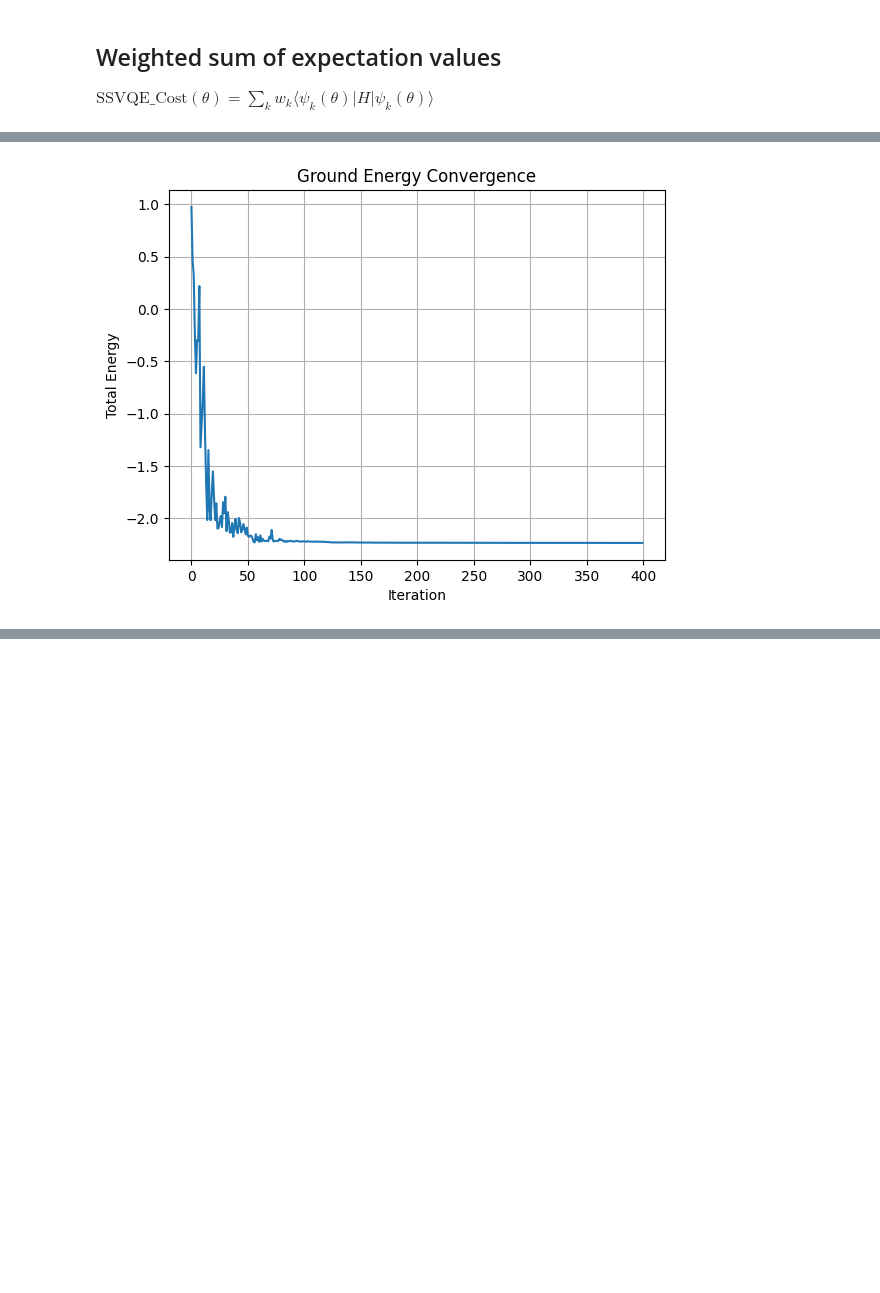
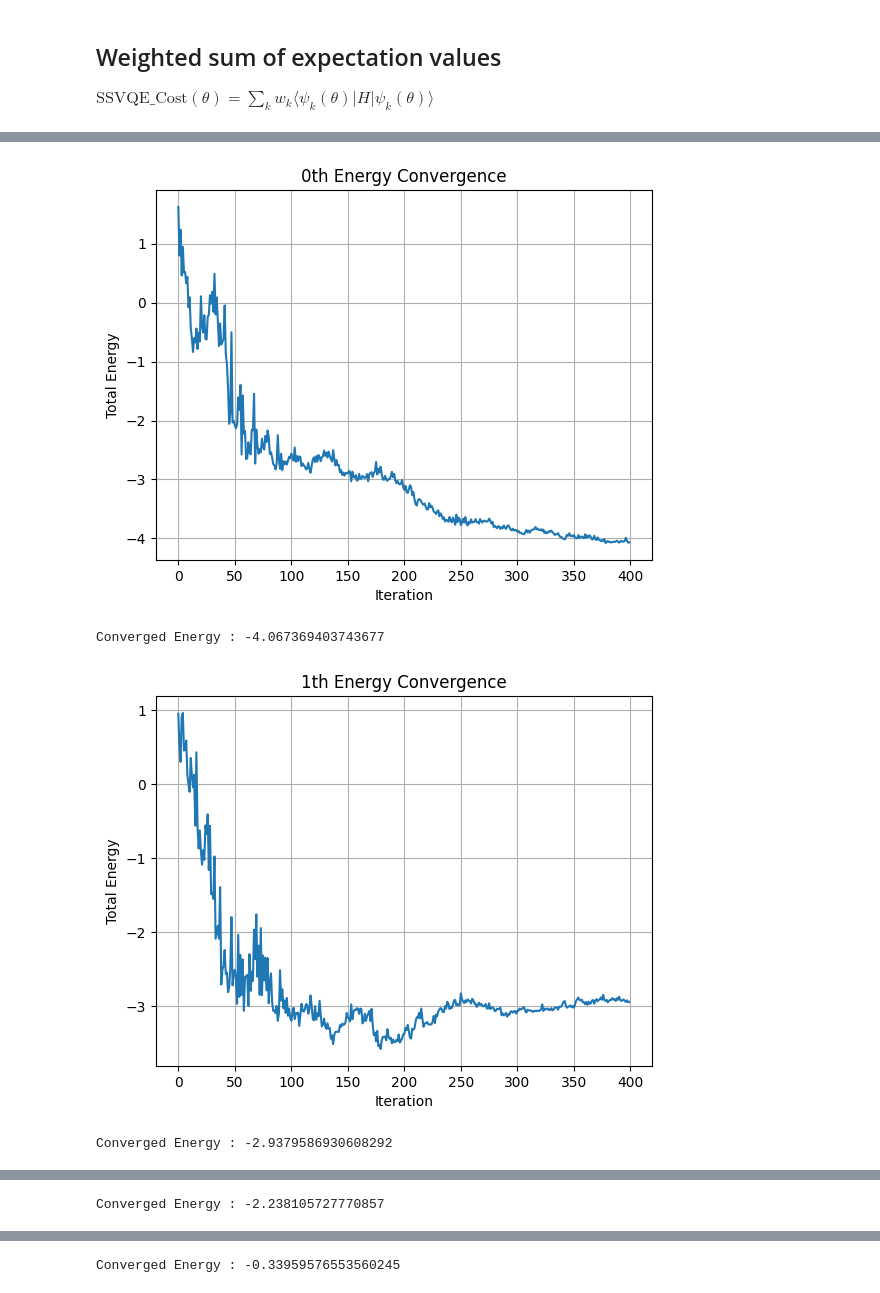
Before and after one commit to kimmmjh/SSVQE_qiskit, a Jupyter notebook: qiskit_ssvqe_test.ipynb, the cells around one changed output, grey strips where cells are left out. Drawn from its saved outputs; the diff is of its cells as text; code cells hidden in the pictures; blank space fills up the shorter version.

```diff
--- a/qiskit_ssvqe_test.ipynb
+++ b/qiskit_ssvqe_test.ipynb
@@ -9,7 +9,7 @@ from qiskit_aer.primitives import EstimatorV2 as AerEstimator
 
 from scipy.optimize import minimize
 # %%
-num_qubits = 2
+num_qubits = 4
 initial_states = []
 
 for k in range(num_qubits):
@@ -118,9 +118,18 @@ result = minimize(
 # %%
-plt.plot(cost_history_dict["eigenstates_energies"][0])
-plt.xlabel("Iteration")
-plt.ylabel("Total Energy")
-plt.title("Ground Energy Convergence")
-plt.grid()
-plt.show()
+for i in range(num_qubits):
+
+    plt.plot(cost_history_dict["eigenstates_energies"][i])
+    plt.xlabel("Iteration")
+    plt.ylabel("Total Energy")
+    plt.title(f"{i}th Energy Convergence")
+    plt.grid()
+    plt.show()
+
+    iters = cost_history_dict["iters"] - 1
+    converged_energy = cost_history_dict["eigenstates_energies"][i][iters]
+    print(f"Converged Energy : {converged_energy}")
 # %% [output]
-[figure, old version]
+[figure, new version]
+Converged Energy : -4.067369403743677
+[figure, added]
+Converged Energy : -2.9379586930608292
@@ -126,0 +137 @@ plt.show()
+Converged Energy : -2.238105727770857
@@ -126,0 +139 @@ plt.show()
+Converged Energy : -0.33959576553560245
```
Also changed, not shown: parts of 5 cells of this notebook, 1 other file.
